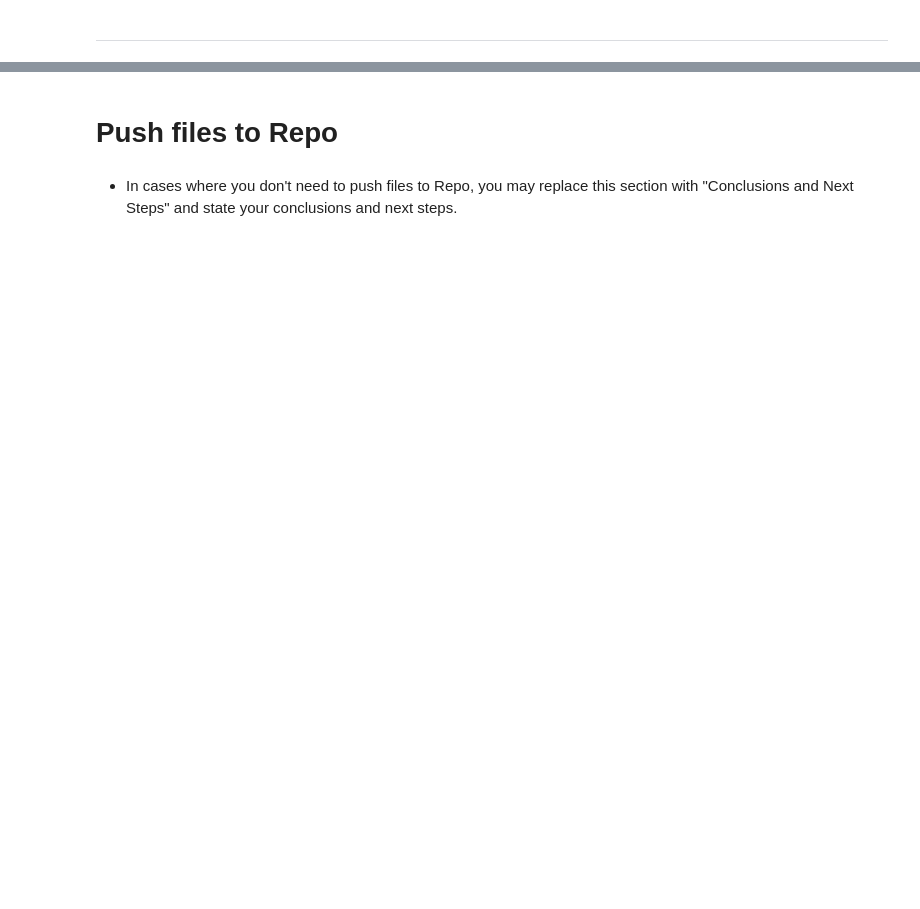
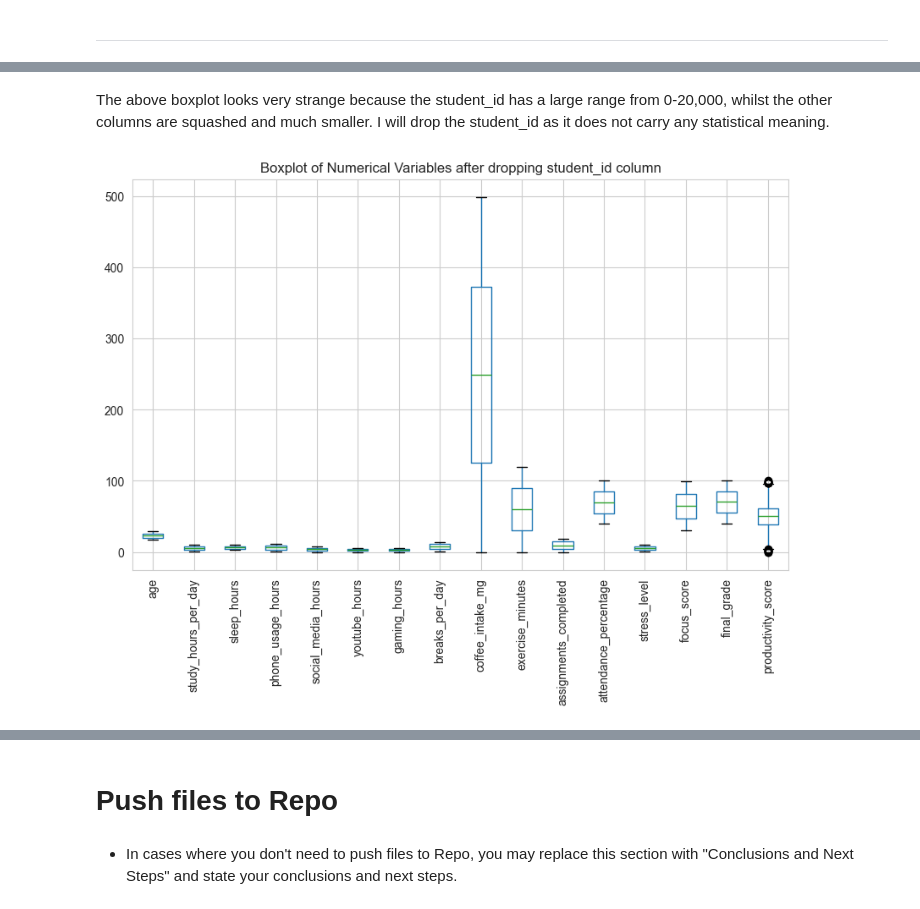
Before and after one commit to lehaanwar/Student-Productivity-and-Behaviours-Project, a Jupyter notebook: jupyter_notebooks/ETL.ipynb, the cells around one changed output, grey strips where cells are left out. Cells and saved outputs as stored; diff of their text form; code cells hidden in the pictures; blank space fills up the shorter version.

```diff
--- a/jupyter_notebooks/ETL.ipynb
+++ b/jupyter_notebooks/ETL.ipynb
@@ -243,0 +285,12 @@ Outliers
+# %% [markdown]
+The above boxplot looks very strange because the student_id has a large range from 0-20,000, whilst the other columns are squashed and much smaller. I will drop the student_id as it does not carry any statistical meaning.
+# %%
+# drop the student_id column as it is not useful for analysis. Use the boxplot to check for outliers in the numerical columns again after dropping the student_id column
+df.drop('student_id', axis=1, inplace=True)
+numeric_df = df.select_dtypes(include=np.number)
+plt.figure(figsize=(10, 6))
+numeric_df.boxplot(rot=90)
+plt.title('Boxplot of Numerical Variables after dropping student_id column')
+plt.show()
+# %% [output]
+[figure, added]
```
Also changed, not shown: parts of 22 cells of this notebook.
